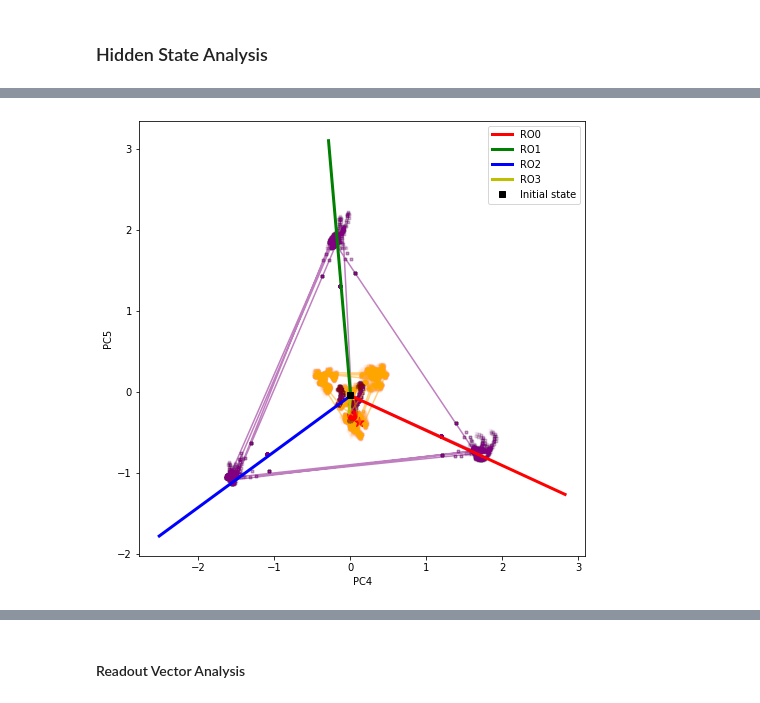
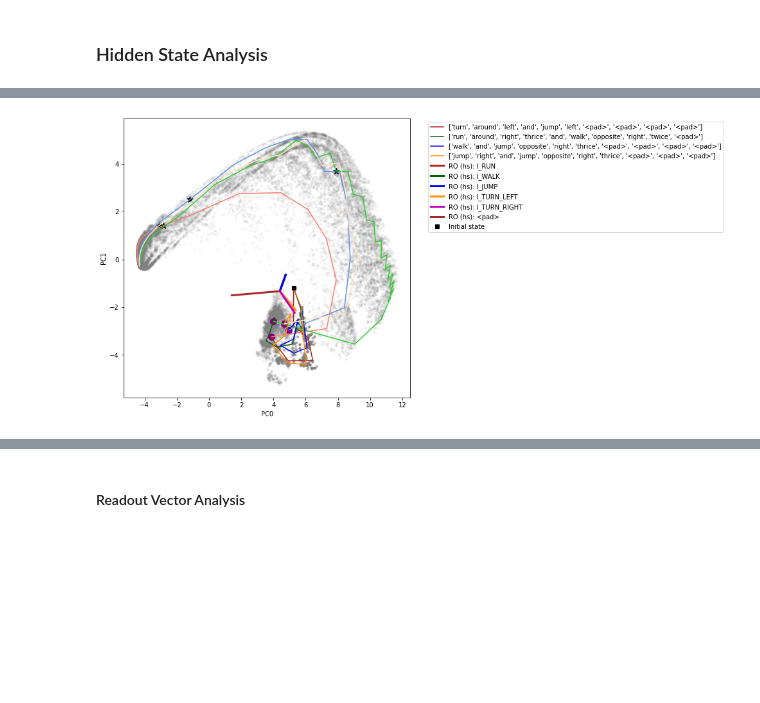
Before and after one commit to kaitken17/understand_nlp, a Jupyter notebook: sythetic_analysis_seq2seq.ipynb, the cells around one changed output, grey strips where cells are left out. Saved outputs shown, nothing was run; the diff lists cells and outputs as text; code cells hidden in the pictures; blank space fills up the shorter version.

```diff
--- a/sythetic_analysis_seq2seq.ipynb
+++ b/sythetic_analysis_seq2seq.ipynb
@@ -194,7 +194,6 @@ def randomTrainingExample(toy_params):
 #### Toy Data Tests
 # %%
 # Various tests/confirmations of phrase generation
-run_tests = True
 if run_tests:
 
   toy_params = {
@@ -265,8 +246,7 @@ text_data = read_and_split_file(path)
 # all_out_words = ['I_RUN', 'I_WALK', 'I_LOOK', 'I_JUMP', 'I_TURN_LEFT', 'I_TURN_RIGHT']
 
 input_words = ['run', 'walk', 'jump', 'left', 'right', 'twice', 'opposite', 'thrice', 'turn', 'around', 'and']
-output_words = ['I_RUN', 'I_WALK', 'I_LOOK', 'I_JUMP', 'I_TURN_LEFT', 'I_TURN_RIGHT']
-
+output_words = ['I_RUN', 'I_WALK', 'I_JUMP', 'I_TURN_LEFT', 'I_TURN_RIGHT']
 in_phrases = []
 out_phrases = []
 max_in = 0
@@ -286,7 +266,7 @@ for i in range(len(text_data)): # filters phrases based on words in input_words
     if len(input_phrase) > max_in: max_in = len(input_phrase)
     if len(output_phrase) > max_out: max_out = len(output_phrase)
 
-print(f'Kept {len(in_phrases)}/{len(text_data)} phrases. // Max in: {max_in} // Max out: {max_out}')
+print(f'Kept {len(in_phrases)}/{len(text_data)} phrases. // Max in: {max_in} // Max out: {max_out} (pre-pad)')
 
 # Pads phrases and converts them to tensors
 input_words.append('<pad>')
@@ -532,8 +512,8 @@ def build_rnn(rnn_specs):
 
     predictions = jnp.argmax(logits, axis=2).astype(jnp.int32)
     labels_max = jnp.argmax(labels, axis=2).astype(jnp.int32)
-
-    return labels_max == predictions
+    # Entire phrase must match
+    return np.all(labels_max == predictions, axis=1)
 
   # Build the RNN cell.
   cell = build_cell_rnn(num_units)
@@ -1165,7 +1127,7 @@ rnn_specs = {
 
 train_params = {
   'max_grad_norm': 10.0,      # max gradient norm before clipping, clip to this value.
-  'l2reg': 5e-4,           # amount of L2 regularization on the weights
+  'l2reg': 1e-5,           # amount of L2 regularization on the weights
 
   'init_lr': 0.1,                     # initial learning rate
   'decay_factor': 0.9997,             # decay the learning rate this much
@@ -1639,62 +1582,62 @@ h0 shape (128,)
 # Here, we visualize the hidden states of the RNN, projected into a
 # low-dimensional 2D state space.
 
+pts_subset = 'all'
+
 plt.figure(figsize=(8, 8))
 
-lbl_idxs = [i for i in range(total_labels)]
-# lbl_idxs = [0, 3, 6]
+pc1 = 0
+pc2 = 1
 
-pc1 = 4
-pc2 = 5
+state_colors = ['firebrick', 'darkgreen', 'blue', 'darkorange', 'm', 'brown', 'gray', 'k']
+state_colors_light = ['salmon', 'limegreen', 'cornflowerblue', 'bisque']
 
-# state_labels = ['Positive examples', 'Negative examples']
-if total_labels <= 9:
-  state_colors = ['r', 'g', 'b', 'y', 'orange', 'm', 'brown', 'gray', 'k']
-else:
-  state_colors = [(i, 0.0, 0.0) for i in list(np.linspace(0, 1.0, num=total_labels))]
 final_hs_idx = 2*toy_params['phrase_length'] if pts_subset == 'all' and not rnn_specs['arch'] == 'one_to_one' else toy_params['phrase_length']
-encode_hs_idx = 0 if pts_subset == 'dec' else toy_params['phrase_length']
-##### Hidden States #####
+encode_hs_idx = 0 if pts_subset == 'dec' else input_phrase_len - 1
 
 pca_h0 = pca.transform(np.atleast_2d(h0)).T
 
-for i in lbl_idxs:
-  for state_idx in range(len(states[i])): # Plots grey final states
-    pca_state = pca.transform(states[i][state_idx]).T
-    if pts_subset == 'all':
-      pl = toy_params['phrase_length']
-      plt.scatter(pca_state[pc1][:pl], pca_state[pc2][:pl], color = 'purple', marker='.', alpha=0.01)
-      plt.scatter(pca_state[pc1][pl-1:], pca_state[pc2][pl-1:], color = 'orange', marker='.', alpha=0.01)
-    else:
-      plt.scatter(pca_state[pc1], pca_state[pc2], color = state_colors[i], marker='.', alpha=0.01)
-  for state_idx in range(np.min([1, len(states[i])])): # Only plots 1 for each color
-    mod_idx = 1 # for easily looking at other paths
-    print('Example phrase length:', syn_data_test['index'][state_idx + mod_idx])
-    pca_state = pca.transform(states[i][state_idx + mod_idx]).T
-    if pts_subset == 'enc' or pts_subset == 'all': # Adds h0 to path
-      pca_state = np.concatenate((pca_h0, pca.transform(states[i][state_idx + mod_idx]).T), axis=1)
-    if pts_subset == 'dec' or pts_subset == 'all':  # Puts star on final hidden state
-      pca_decf = pca.transform(np.atleast_2d(pts['decf'][state_idx + mod_idx])).T
-      plt.scatter(pca_decf[pc1], pca_decf[pc2], color = state_colors[i], marker='*',
-                  s=100.0, alpha=1.0)
-    if pts_subset == 'all':
-      plt.plot(pca_state[pc1][:pl+1], pca_state[pc2][:pl+1], color = 'purple', marker=None, alpha=0.5)
-      plt.plot(pca_state[pc1][pl:], pca_state[pc2][pl:], color = 'orange', marker=None, alpha=0.5)
-    else:
-      plt.plot(pca_state[pc1], pca_state[pc2], color = state_colors[i], marker=None, alpha=0.5, label='{}'.format(labels[i]))
-    plt.scatter(pca_state[pc1, encode_hs_idx], pca_state[pc2, encode_hs_idx], color = state_colors[i], marker='o',
-                  s=100.0, alpha=1.0) # Puts circle on full encoded hidden state
+# Plots hidden states
+fs_alpha = 0.05
+pca_hs = pca.transform(np.vstack(hs[pts_subset])).T
+if pts_subset == 'all':
+  pl = input_phrase_len
+  plt.scatter(pca_hs[pc1][:pl], pca_hs[pc2][:pl], color = 'k', marker='.', alpha=fs_alpha)
+  plt.scatter(pca_hs[pc1][pl-1:], pca_hs[pc2][pl-1:], color = 'gray', marker='.', alpha=fs_alpha)
+else:
+  plt.scatter(pca_hs[pc1], pca_hs[pc2], color = 'purple', marker='.', alpha=fs_alpha)
+hs_idxs = [0, 4, 6, 7,]
+for hs_idx in hs_idxs: # Plots example paths
+  print('Example phrase length:', hs_data['index'][hs_idx])
+  print('Example phrase:', tensorToPhrase(hs_data['inputs'][hs_idx], toy_params['in_words']))
+  if pts_subset == 'enc' or pts_subset == 'all': # Adds h0 to path
+    pca_state = np.concatenate((pca_h0, pca.transform(hs[pts_subset][hs_idx]).T), axis=1)
+  if pts_subset == 'dec' or pts_subset == 'all':  # Puts star on final hidden state
+    pca_decf = pca.transform(np.atleast_2d(hs['decf'][hs_idx])).T
+    plt.scatter(pca_decf[pc1], pca_decf[pc2], color = 'k', marker='*',
+                s=100.0, alpha=1.0)
+  if pts_subset == 'all':
+    plt.plot(pca_state[pc1][:pl+1], pca_state[pc2][:pl+1], color = state_colors[hs_idxs.index(hs_idx)], marker=None, alpha=1.0,
+             label=tensorToPhrase(hs_data['inputs'][hs_idx], toy_params['in_words']))
+    plt.plot(pca_state[pc1][pl:], pca_state[pc2][pl:], color = state_colors_light[hs_idxs.index(hs_idx)], marker=None, alpha=1.0)
+  else:
+    plt.plot(pca_state[pc1], pca_state[pc2], color = state_colors[hs_idxs.index(hs_idx)], marker=None, alpha=0.5,
+             label=tensorToPhrase(hs_data['inputs'][hs_idx], toy_params['in_words']))
+  plt.scatter(pca_state[pc1, encode_hs_idx+1], pca_state[pc2, encode_hs_idx+1], color = 'purple', marker='o',
+                s=100.0, alpha=1.0) # Puts circle on full encoded hidden state
 
 # pca_states = pca.transform(np.vstack(hs)).T
 # plt.plot(pca_states[pc1], pca_states[pc2], c = 'k', marker='o', alpha=0.01, label='Hidden sates')
 
 # Plots readout direction
-pca_ro = pca.transform(readout)
+readout_type = 'hs' # 'att' or 'hs'
+readout_plot = readout if readout_type == 'att' else readout_dec
+pca_ro = pca.transform(readout_plot)
 pca_zero = pca.transform(np.atleast_2d(np.zeros((rnn_specs['hidden_size'],)))).T
-for i in range(readout.shape[0]):
+for i in range(readout_plot.shape[0]):
   x_ro = [pca_zero[pc1], pca_ro[i][pc1]]
   y_ro = [pca_zero[pc2], pca_ro[i][pc2]]
-  plt.plot(x_ro, y_ro, color=state_colors[i], linewidth = 3, label='RO'+str(i))
+  plt.plot(x_ro, y_ro, color=state_colors[i], linewidth = 3, label=f'RO ({readout_type}): '+toy_params['out_words'][i])
 
 # path_idxs = [54, 56, 57]
 # for path_idx in path_idxs:
@@ -1711,6 +1654,6 @@ if plt_lim != None:
   plt.xlim(-plt_lim, plt_lim)
   plt.ylim(-plt_lim, plt_lim)
 
-if total_labels <= 16:
-  plt.legend()
+
+plt.legend(bbox_to_anchor=(1.05, 1), loc='upper left')
 # %% [output]
@@ -1718 +1669 @@ Example phrase length: 17
-[figure, old version]
+[figure, new version]
```
Also changed, not shown: parts of 15 cells of this notebook.
